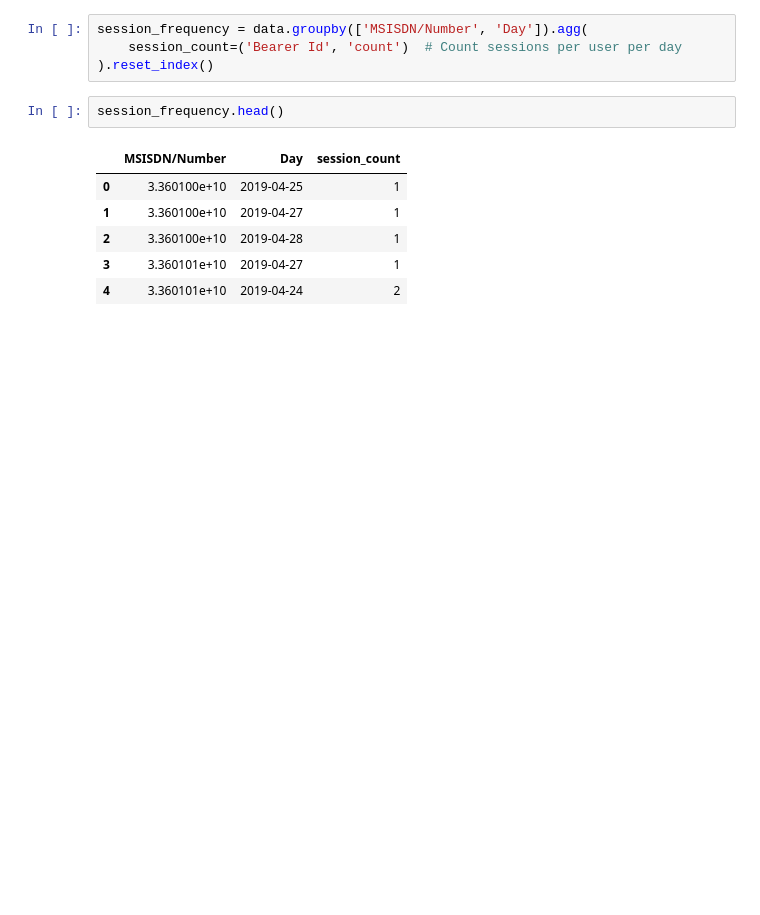
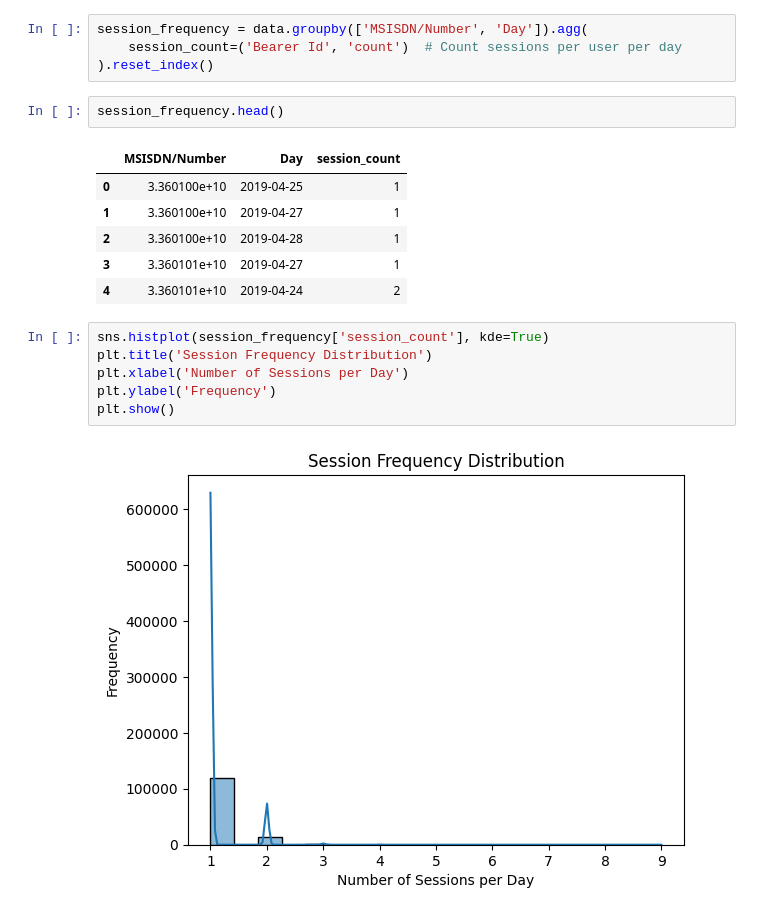
Before and after one commit to wendirad/weekTwo, a Jupyter notebook: notebooks/task_2.ipynb, the cells around one changed output. Saved outputs shown, nothing was run; the diff lists cells and outputs as text; blank space fills up the shorter version.

```diff
--- a/notebooks/task_2.ipynb
+++ b/notebooks/task_2.ipynb
@@ -37,3 +37,11 @@ session_frequency.head()
 | 2 | 3.360100e+10 | 2019-04-28 | 1 |
 | 3 | 3.360101e+10 | 2019-04-27 | 1 |
 | 4 | 3.360101e+10 | 2019-04-24 | 2 |
+# %%
+sns.histplot(session_frequency['session_count'], kde=True)
+plt.title('Session Frequency Distribution')
+plt.xlabel('Number of Sessions per Day')
+plt.ylabel('Frequency')
+plt.show()
+# %% [output]
+[figure, added]
```
Also changed, not shown: parts of 3 cells of this notebook.
